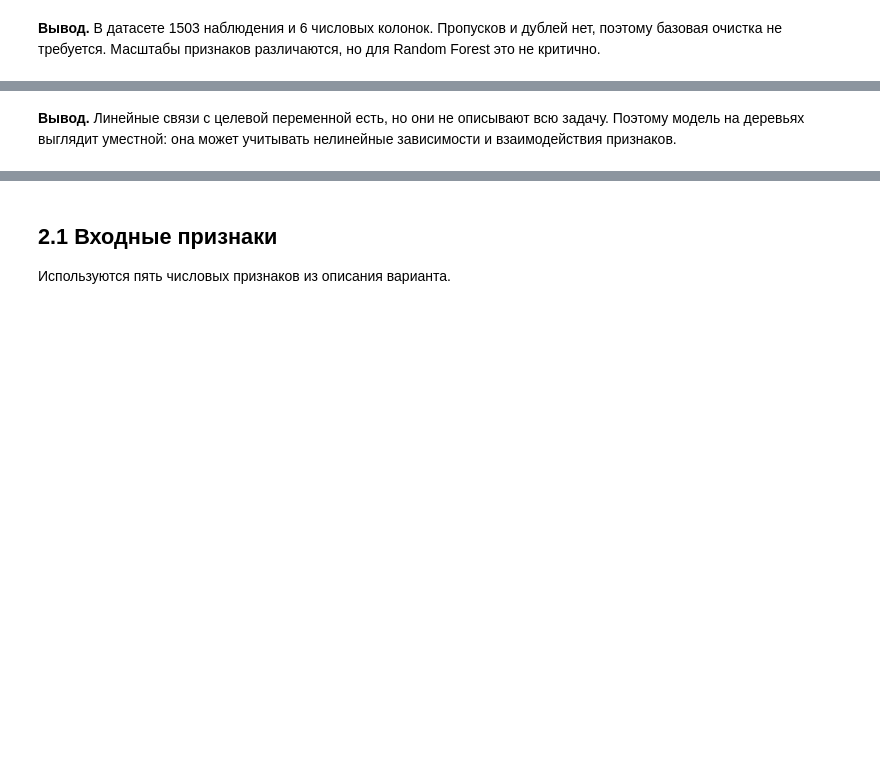
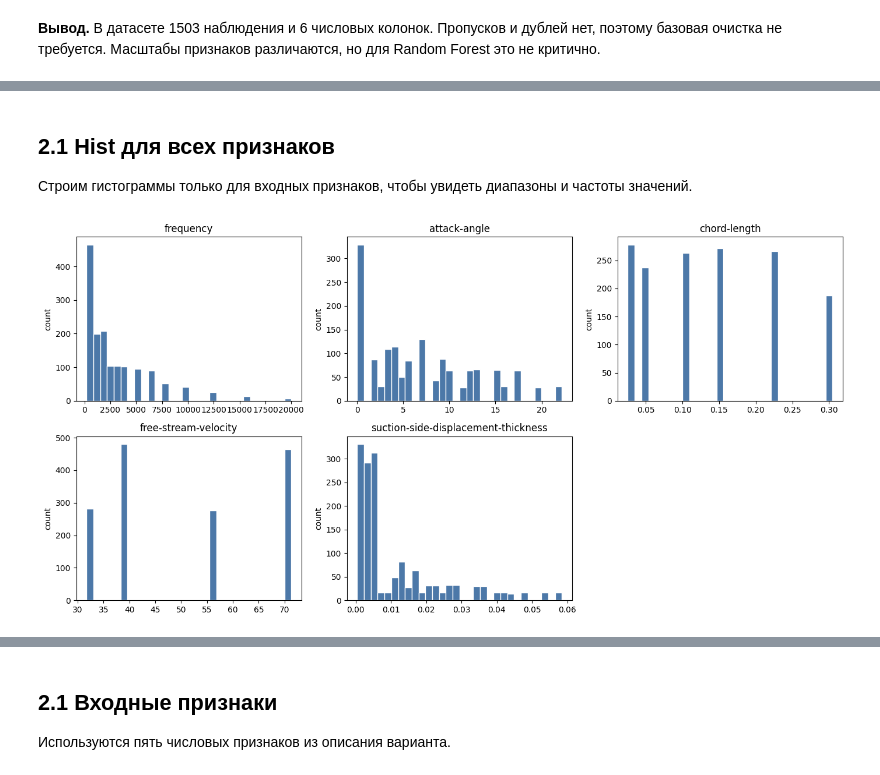
Before and after one commit to nepridumalnik/it-lms-course, a Jupyter notebook: final/task.ipynb, the cells around one changed output, grey strips where cells are left out. Saved outputs shown, nothing was run; the diff lists cells and outputs as text; code cells hidden in the pictures; blank space fills up the shorter version.

```diff
--- a/final/task.ipynb
+++ b/final/task.ipynb
@@ -97,14 +99,3 @@ display(df.describe().T)
 | scaled-sound-pressure | 1503.0 | 124.835943 | 6.898657 | 103.380000 | 120.191000 | 125.721000 | 129.995500 | 140.987000 |
 # %% [markdown]
 **Вывод.** В датасете 1503 наблюдения и 6 числовых колонок. Пропусков и дублей нет, поэтому базовая очистка не требуется. Масштабы признаков различаются, но для Random Forest это не критично.
-# %%
-fig, axes = plt.subplots(2, 3, figsize=(14, 7))
-axes = axes.ravel()
-
-for ax, column in zip(axes, df.columns):
-    ax.hist(df[column], bins=30, color="#4c78a8", edgecolor="white")
-    ax.set_title(column)
-    ax.set_ylabel("count")
-
-plt.tight_layout()
-plt.show()
@@ -115,14 +101,0 @@ plt.show()
-# %%
-corr = df.corr(numeric_only=True)
-display(corr.round(3))
-
-fig, ax = plt.subplots(figsize=(8, 6))
-image = ax.imshow(corr, cmap="coolwarm", vmin=-1, vmax=1)
-ax.set_xticks(range(len(corr.columns)))
-ax.set_yticks(range(len(corr.columns)))
-ax.set_xticklabels(corr.columns, rotation=45, ha="right")
-ax.set_yticklabels(corr.columns)
-fig.colorbar(image, ax=ax, fraction=0.046, pad=0.04)
-ax.set_title("Корреляция признаков")
-plt.tight_layout()
-plt.show()
@@ -138,2 +102,18 @@ plt.show()
-# %% [markdown]
-**Вывод.** Линейные связи с целевой переменной есть, но они не описывают всю задачу. Поэтому модель на деревьях выглядит уместной: она может учитывать нелинейные зависимости и взаимодействия признаков.
+# %% [markdown]
+## 2.1 Hist для всех признаков
+
+Строим гистограммы только для входных признаков, чтобы увидеть диапазоны и частоты значений.
+# %%
+fig, axes = plt.subplots(2, 3, figsize=(14, 7))
+axes = axes.ravel()
+
+for ax, column in zip(axes, TRAIN_COLUMNS):
+    ax.hist(df[column], bins=30, color="#4c78a8", edgecolor="white")
+    ax.set_title(column)
+    ax.set_ylabel("count")
+
+axes[-1].axis("off")
+plt.tight_layout()
+plt.show()
+# %% [output]
+[figure, added]
```
Also changed, not shown: parts of 23 cells of this notebook, 3 other files.
